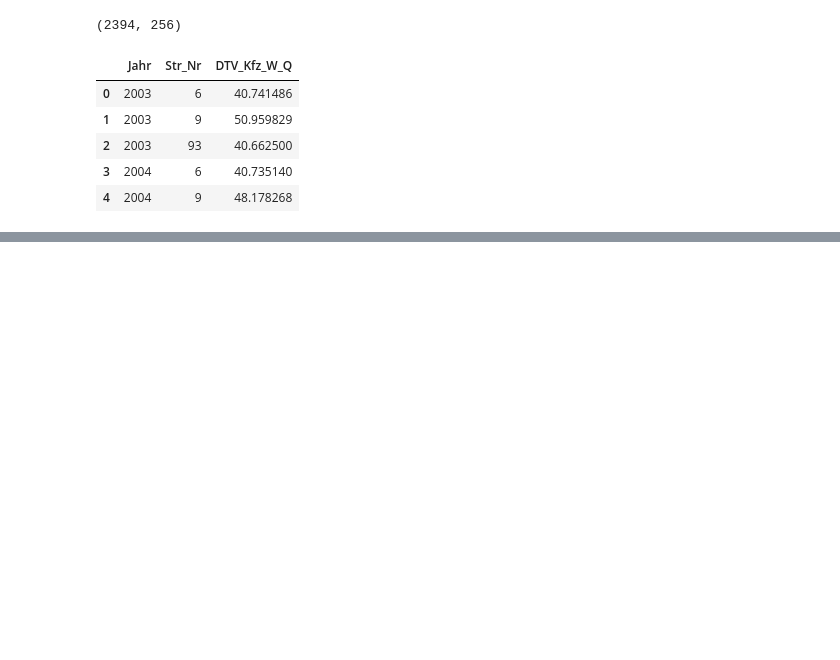
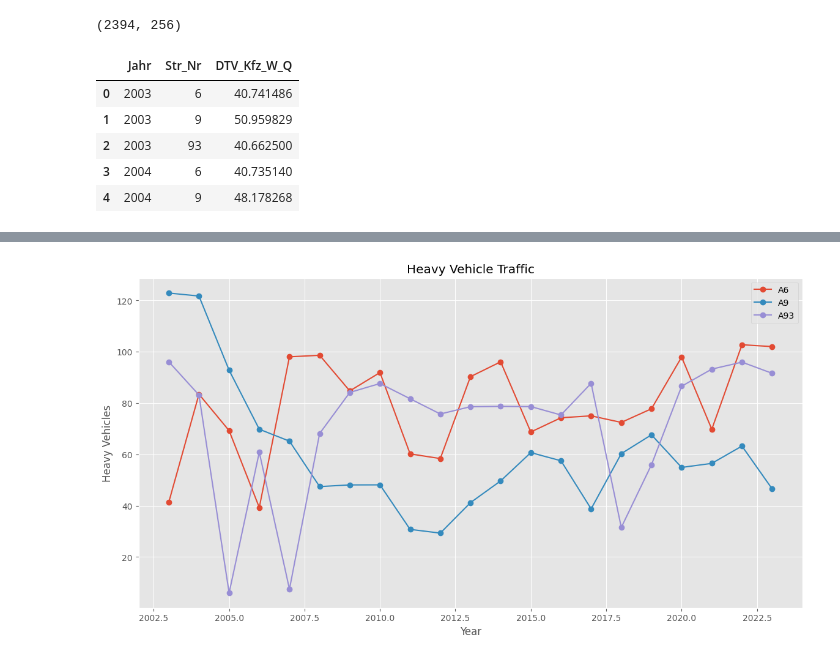
Before and after one commit to Vikhyathsai11/PRS-Project, a Jupyter notebook: notebook/03_Traffic_Evolution.ipynb, the cells around one changed output, grey strips where cells are left out. Cells and saved outputs as stored; diff of their text form; code cells hidden in the pictures; blank space fills up the shorter version.

```diff
--- a/notebook/03_Traffic_Evolution.ipynb
+++ b/notebook/03_Traffic_Evolution.ipynb
@@ -70,0 +200,43 @@ yearly.head()
+# %%
+#Heavy Vehicle Trend
+heavy = (
+    traffic
+    .groupby(
+        ["Jahr","Str_Nr"]
+    )["DTV_SV_W_Q"]
+    .mean()
+    .reset_index()
+)
+# %%
+heavy_pivot = heavy.pivot(
+    index="Jahr",
+    columns="Str_Nr",
+    values="DTV_SV_W_Q"
+)
+# %%
+plt.figure(figsize=(14,7))
+
+for road in heavy_pivot.columns:
+
+    plt.plot(
+        heavy_pivot.index,
+        heavy_pivot[road],
+        marker="o",
+        label=f"A{road}"
+    )
+
+plt.title(
+    "Heavy Vehicle Traffic"
+)
+
+plt.xlabel("Year")
+
+plt.ylabel("Heavy Vehicles")
+
+plt.legend()
+
+plt.grid(True)
+
+plt.show()
+# %% [output]
+[figure, added]
```
Also changed, not shown: parts of 13 cells of this notebook, 1 other file.
